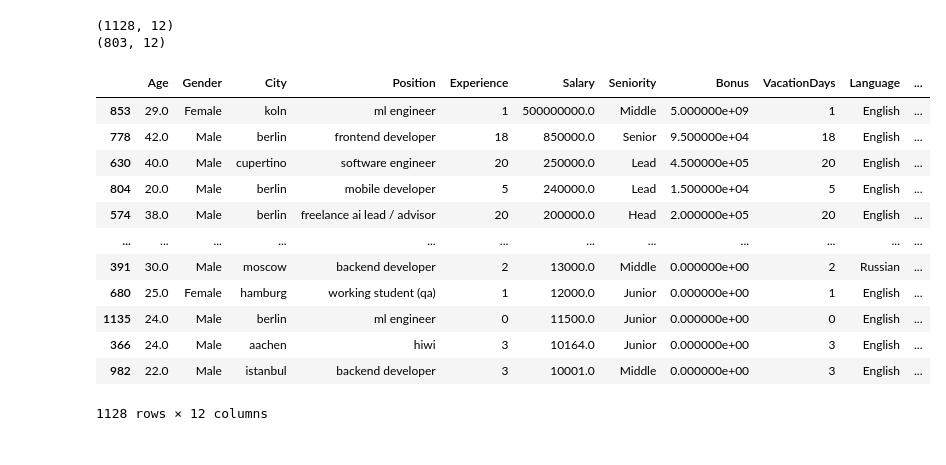
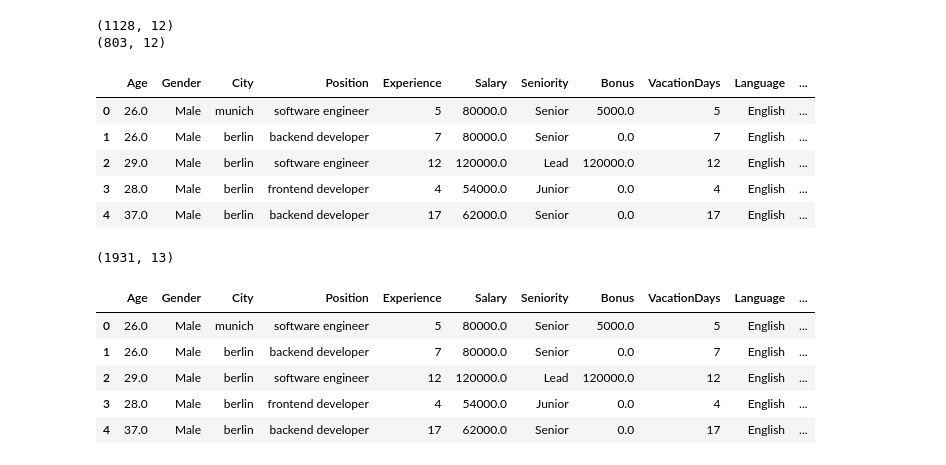
Before and after one commit to VedranSelak/it-salary-analysis, a Jupyter notebook: it_salary_code.ipynb, the cells around one changed output. Cells and saved outputs as stored; diff of their text form; code cells hidden in the pictures.

```diff
--- a/it_salary_code.ipynb
+++ b/it_salary_code.ipynb
@@ -550,18 +552,26 @@ print(df19.shape)
 (1128, 12)
 (803, 12)
 # %%
-df20.sort_values(by=['Salary'], ascending=False)
+df20['Year'] = 2020
+df19['Year'] = 2019
+
+df20.head()
 # %% [output]
 |  | Age | Gender | City | Position | Experience | Salary | Seniority | Bonus | VacationDays | Language | ... |
-| 853 | 29.0 | Female | koln | ml engineer | 1 | 500000000.0 | Middle | 5.000000e+09 | 1 | English | ... |
-| 778 | 42.0 | Male | berlin | frontend developer | 18 | 850000.0 | Senior | 9.500000e+04 | 18 | English | ... |
-| 630 | 40.0 | Male | cupertino | software engineer | 20 | 250000.0 | Lead | 4.500000e+05 | 20 | English | ... |
-| 804 | 20.0 | Male | berlin | mobile developer | 5 | 240000.0 | Lead | 1.500000e+04 | 5 | English | ... |
-| 574 | 38.0 | Male | berlin | freelance ai lead / advisor | 20 | 200000.0 | Head | 2.000000e+05 | 20 | English | ... |
-| ... | ... | ... | ... | ... | ... | ... | ... | ... | ... | ... | ... |
-| 391 | 30.0 | Male | moscow | backend developer | 2 | 13000.0 | Middle | 0.000000e+00 | 2 | Russian | ... |
-| 680 | 25.0 | Female | hamburg | working student (qa) | 1 | 12000.0 | Junior | 0.000000e+00 | 1 | English | ... |
-| 1135 | 24.0 | Male | berlin | ml engineer | 0 | 11500.0 | Junior | 0.000000e+00 | 0 | English | ... |
-| 366 | 24.0 | Male | aachen | hiwi | 3 | 10164.0 | Junior | 0.000000e+00 | 3 | English | ... |
-| 982 | 22.0 | Male | istanbul | backend developer | 3 | 10001.0 | Middle | 0.000000e+00 | 3 | English | ... |
+| 0 | 26.0 | Male | munich | software engineer | 5 | 80000.0 | Senior | 5000.0 | 5 | English | ... |
+| 1 | 26.0 | Male | berlin | backend developer | 7 | 80000.0 | Senior | 0.0 | 7 | English | ... |
+| 2 | 29.0 | Male | berlin | software engineer | 12 | 120000.0 | Lead | 120000.0 | 12 | English | ... |
+| 3 | 28.0 | Male | berlin | frontend developer | 4 | 54000.0 | Junior | 0.0 | 4 | English | ... |
+| 4 | 37.0 | Male | berlin | backend developer | 17 | 62000.0 | Senior | 0.0 | 17 | English | ... |
-1128 rows × 12 columns
+# %%
+df = pd.concat([df20, df19])
+print(df.shape)
+df.head()
+# %% [output]
+(1931, 13)
+|  | Age | Gender | City | Position | Experience | Salary | Seniority | Bonus | VacationDays | Language | ... |
+| 0 | 26.0 | Male | munich | software engineer | 5 | 80000.0 | Senior | 5000.0 | 5 | English | ... |
+| 1 | 26.0 | Male | berlin | backend developer | 7 | 80000.0 | Senior | 0.0 | 7 | English | ... |
+| 2 | 29.0 | Male | berlin | software engineer | 12 | 120000.0 | Lead | 120000.0 | 12 | English | ... |
+| 3 | 28.0 | Male | berlin | frontend developer | 4 | 54000.0 | Junior | 0.0 | 4 | English | ... |
+| 4 | 37.0 | Male | berlin | backend developer | 17 | 62000.0 | Senior | 0.0 | 17 | English | ... |
```
Also changed, not shown: parts of 19 cells of this notebook.
